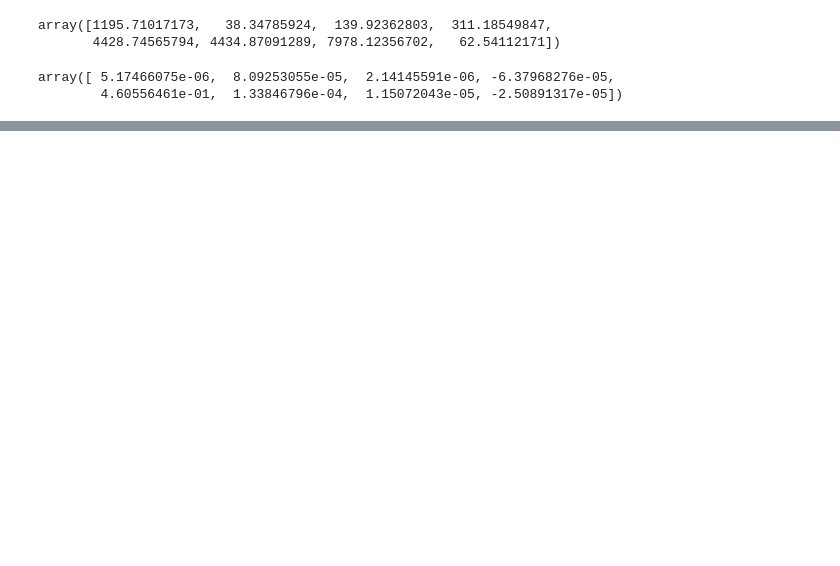
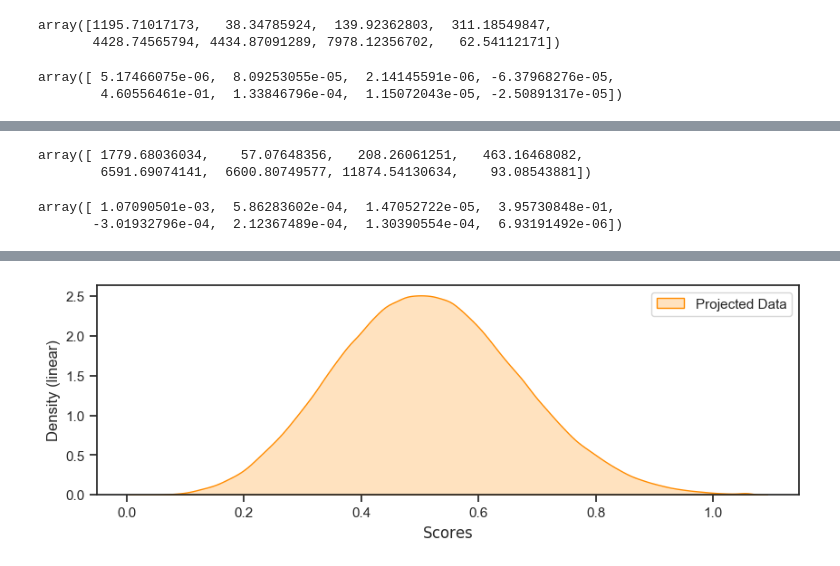
Before and after one commit to yinsn/Mixician, a Jupyter notebook: src/mixician/examples/calculate_value_based_ensemble_score/self_balancing_value_based_ensemble_score.ipynb, the cells around one changed output, grey strips where cells are left out. Cells and saved outputs as stored; diff of their text form; code cells hidden in the pictures; blank space fills up the shorter version.

Commit message:
update_pca_weights

```diff
--- a/src/mixician/examples/calculate_value_based_ensemble_score/self_balancing_value_based_ensemble_score.ipynb
+++ b/src/mixician/examples/calculate_value_based_ensemble_score/self_balancing_value_based_ensemble_score.ipynb
@@ -67,0 +72,4 @@ lpc.plot_self_balancing_projected_distribution()
+# %%
+lpc.update(
+    pca_weights=[1, 1, 1, 1, 1, 1, 1, 1],
+)
@@ -67,0 +79,13 @@ lpc.plot_self_balancing_projected_distribution()
+# %%
+lpc.first_order_weights
+# %% [output]
+array([ 1779.68036034,    57.07648356,   208.26061251,   463.16468082,
+        6591.69074141,  6600.80749577, 11874.54130634,    93.08543881])
+# %%
+lpc.power_weights
+# %% [output]
+array([ 1.07090501e-03,  5.86283602e-04,  1.47052722e-05,  3.95730848e-01,
+       -3.01932796e-04,  2.12367489e-04,  1.30390554e-04,  6.93191492e-06])
+# %%
+lpc.plot_self_balancing_projected_distribution()
+# %% [output]
@@ -67,0 +93 @@ lpc.plot_self_balancing_projected_distribution()
+[figure, added]
```
Also changed, not shown: parts of 8 cells of this notebook, 3 other files.
